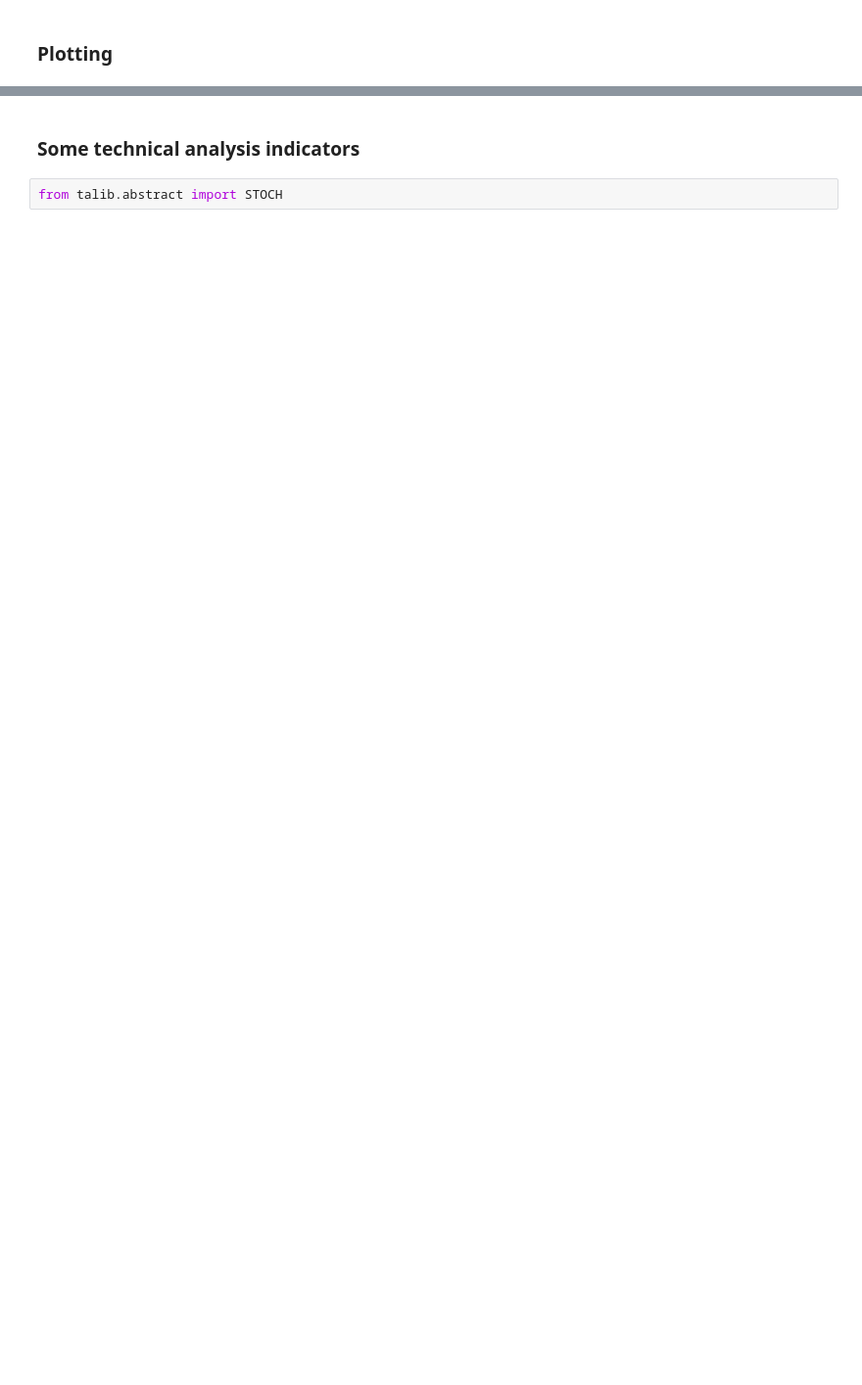
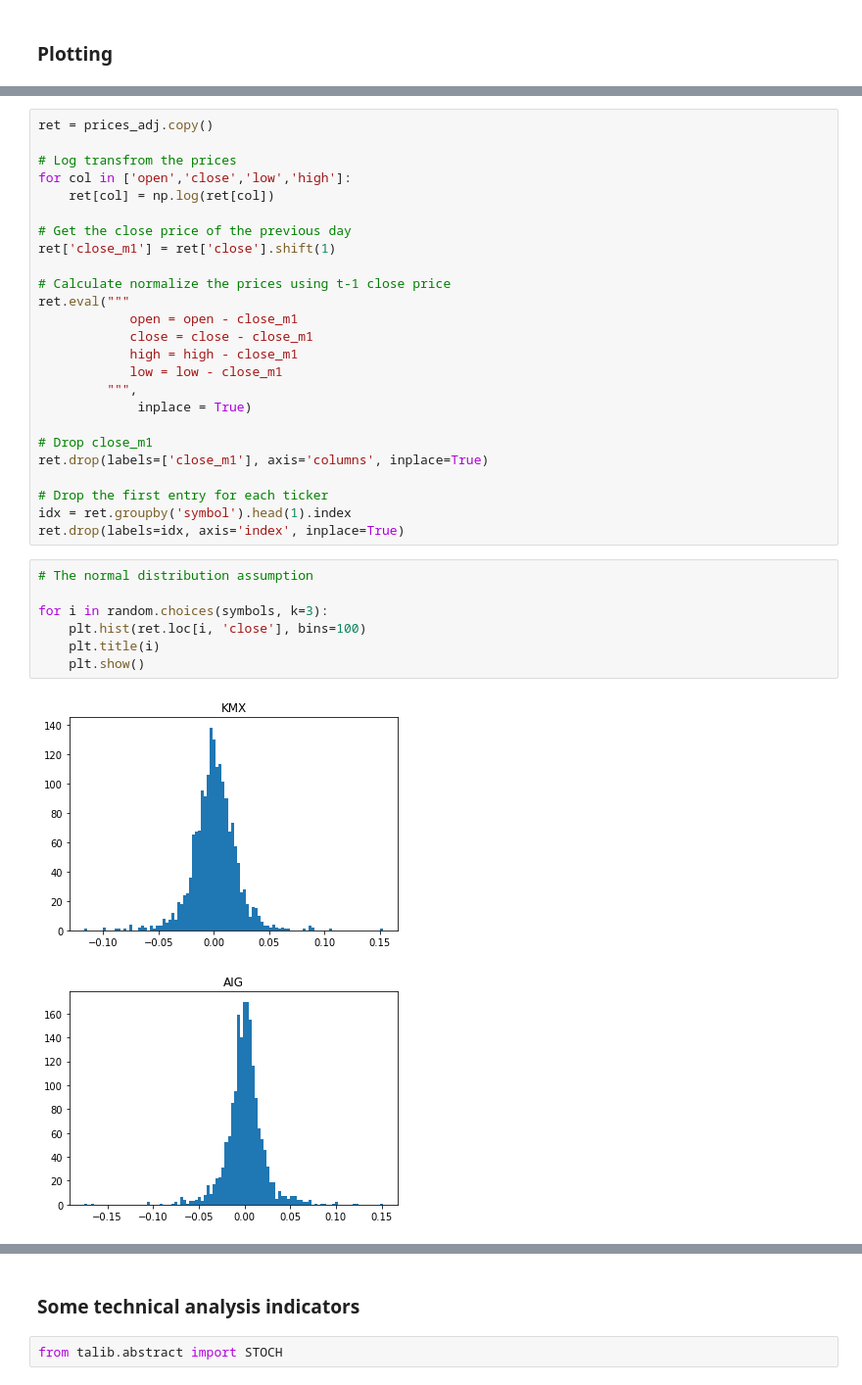
Before and after one commit to marshallratliff/W207_Final_Project, a Jupyter notebook: Final_Project_Analysis_Marcus.ipynb, the cells around one changed output, grey strips where cells are left out. Shown at 98% size. Cells and saved outputs as stored; diff of their text form; blank space fills up the shorter version.

```diff
--- a/Final_Project_Analysis_Marcus.ipynb
+++ b/Final_Project_Analysis_Marcus.ipynb
@@ -152,0 +60,35 @@ mpf.candlestick2_ochl(ax, data['open'], data['close'], data['high'], data['low']
+# %%
+ret = prices_adj.copy()
+
+# Log transfrom the prices
+for col in ['open','close','low','high']:
+    ret[col] = np.log(ret[col])
+
+# Get the close price of the previous day
+ret['close_m1'] = ret['close'].shift(1)
+
+# Calculate normalize the prices using t-1 close price
+ret.eval("""
+            open = open - close_m1
+            close = close - close_m1
+            high = high - close_m1
+            low = low - close_m1
+         """,
+             inplace = True)
+
+# Drop close_m1
+ret.drop(labels=['close_m1'], axis='columns', inplace=True)
+
+# Drop the first entry for each ticker
+idx = ret.groupby('symbol').head(1).index
+ret.drop(labels=idx, axis='index', inplace=True)
+# %%
+# The normal distribution assumption
+
+for i in random.choices(symbols, k=3):
+    plt.hist(ret.loc[i, 'close'], bins=100)
+    plt.title(i)
+    plt.show()
+# %% [output]
+[figure, added]
+[figure, added]
```
Also changed, not shown: parts of 47 cells of this notebook.
